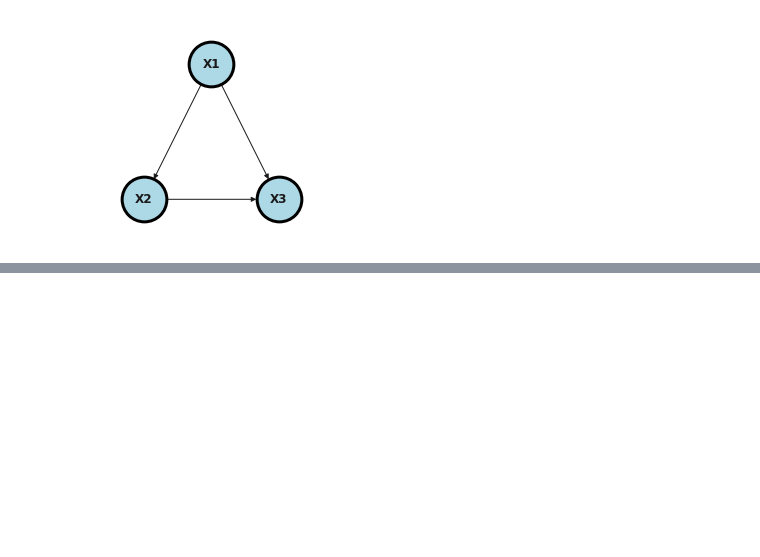
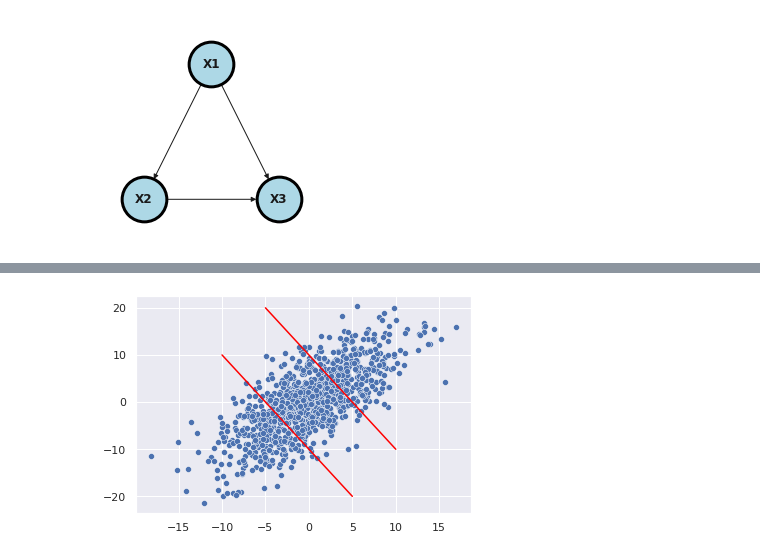
Before and after one commit to smart-stats/odsc_2023, a Jupyter notebook: part_1.ipynb, the cells around one changed output, grey strips where cells are left out. Drawn from its saved outputs; the diff is of its cells as text; code cells hidden in the pictures; blank space fills up the shorter version.

```diff
--- a/part_1.ipynb
+++ b/part_1.ipynb
@@ -123,0 +150,4 @@ part1_code.causal1()
+# %%
+part1_code.berkson_plot()
+# %% [output]
+[figure, added]
```
Also changed, not shown: parts of 23 cells of this notebook, 5 other files.
